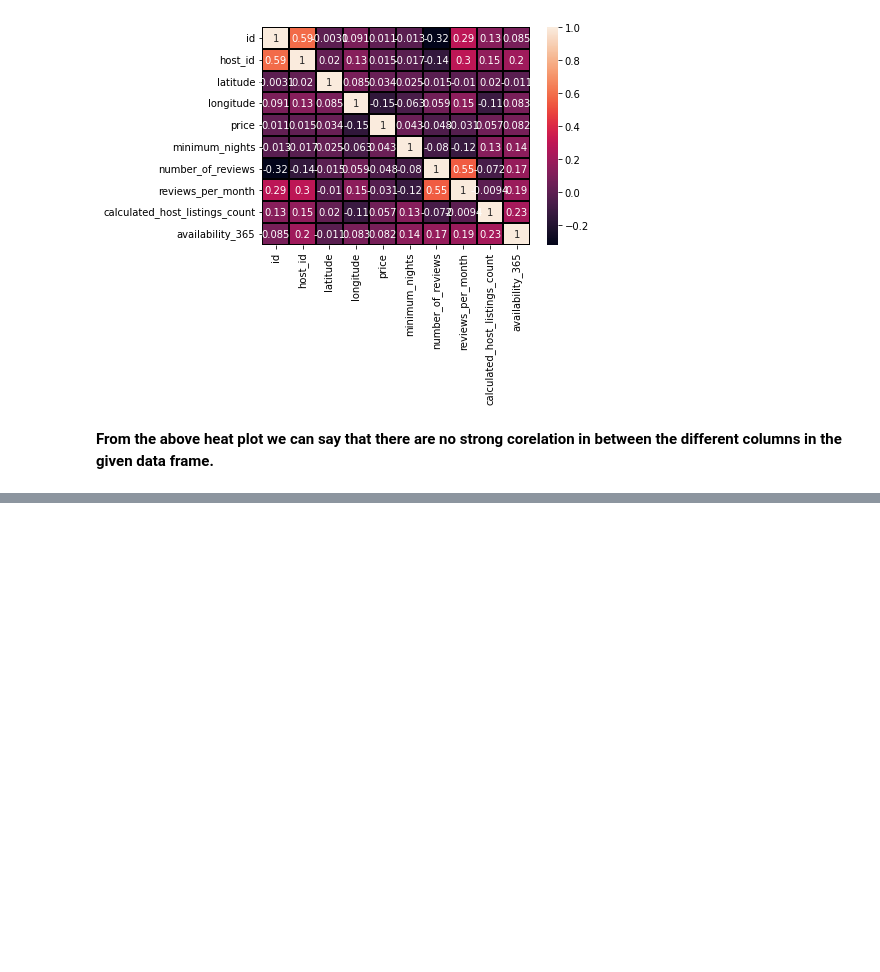
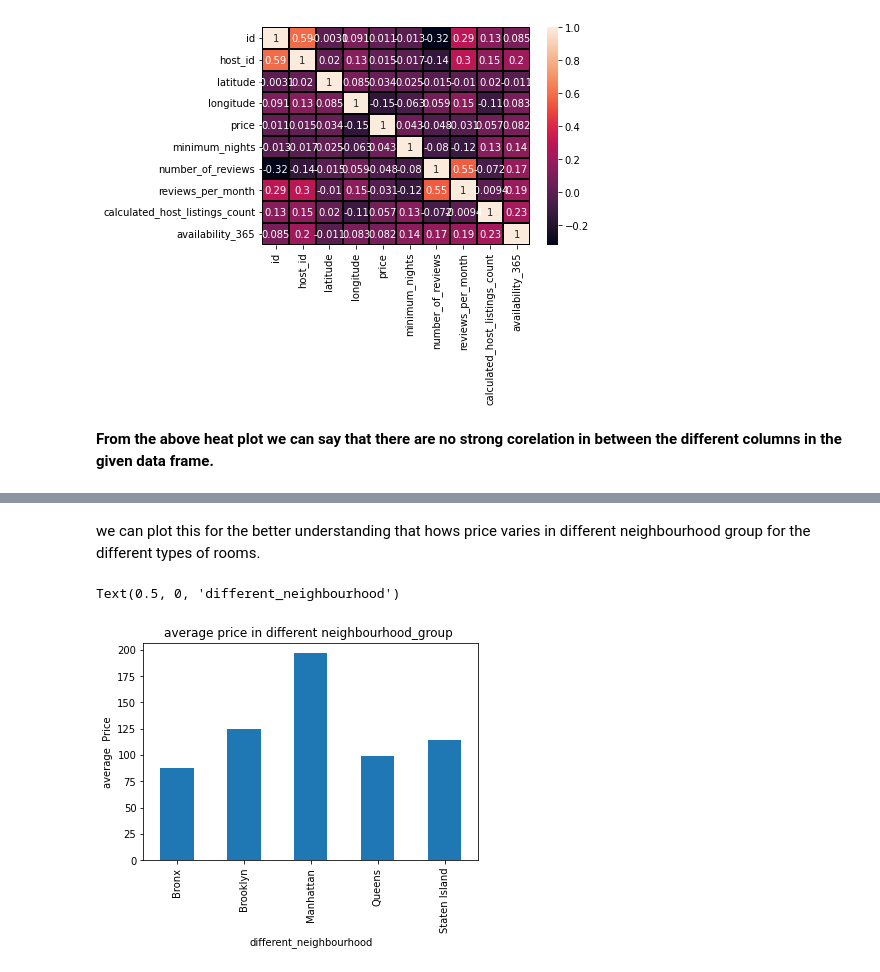
Before and after one commit to avanish04/EDA-on-airbnb, a Jupyter notebook: Copy_of_Airbnb_Bookings_Analysis_Capstone_Project.ipynb, the cells around one changed output, grey strips where cells are left out. Saved outputs shown, nothing was run; the diff lists cells and outputs as text; code cells hidden in the pictures; blank space fills up the shorter version.

Commit message:
average price wrt different neighbourhood group

```diff
--- a/Copy_of_Airbnb_Bookings_Analysis_Capstone_Project.ipynb
+++ b/Copy_of_Airbnb_Bookings_Analysis_Capstone_Project.ipynb
@@ -105,0 +130,8 @@ sns.heatmap(df_corr,  vmin=None, vmax=None, center=None, robust=False, annot=Tru
+# %%
+df_airbnb['name'] = df_airbnb['name'].fillna(value='')
+
+df_airbnb['host_name'] =df_airbnb['host_name'].fillna(value='')
+
+df_airbnb['reviews_per_month'] = df_airbnb['reviews_per_month'].fillna(value=0)
+
+df_airbnb['last_review'] = df_airbnb['last_review'].fillna(method='ffill')
@@ -105,0 +193,11 @@ sns.heatmap(df_corr,  vmin=None, vmax=None, center=None, robust=False, annot=Tru
+# %% [markdown]
+we can plot this for the better understanding that hows price varies in different neighbourhood group for the different types of rooms.
+# %%
+df_avg_price=df_airbnb.groupby(['neighbourhood_group'])['price'].mean()
+df_avg_price.plot.bar()
+plt.title('average price in different neighbourhood_group ')
+plt.ylabel('average  Price')
+plt.xlabel('different_neighbourhood')
+# %% [output]
+Text(0.5, 0, 'different_neighbourhood')
+[figure, added]
```
Also changed, not shown: parts of 10 cells of this notebook.
